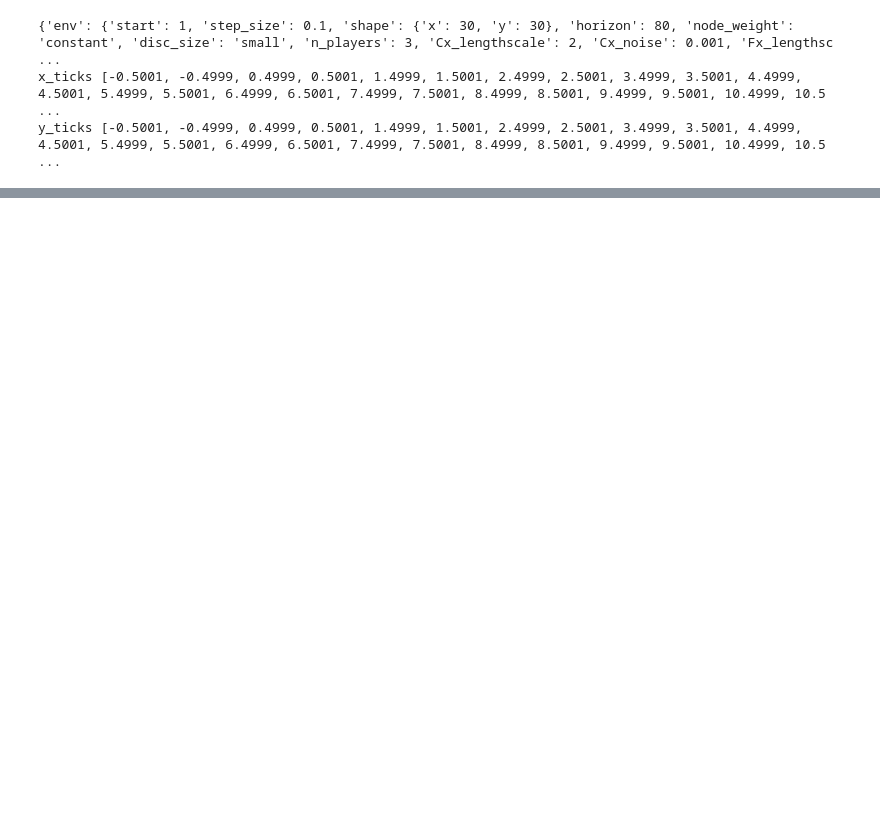
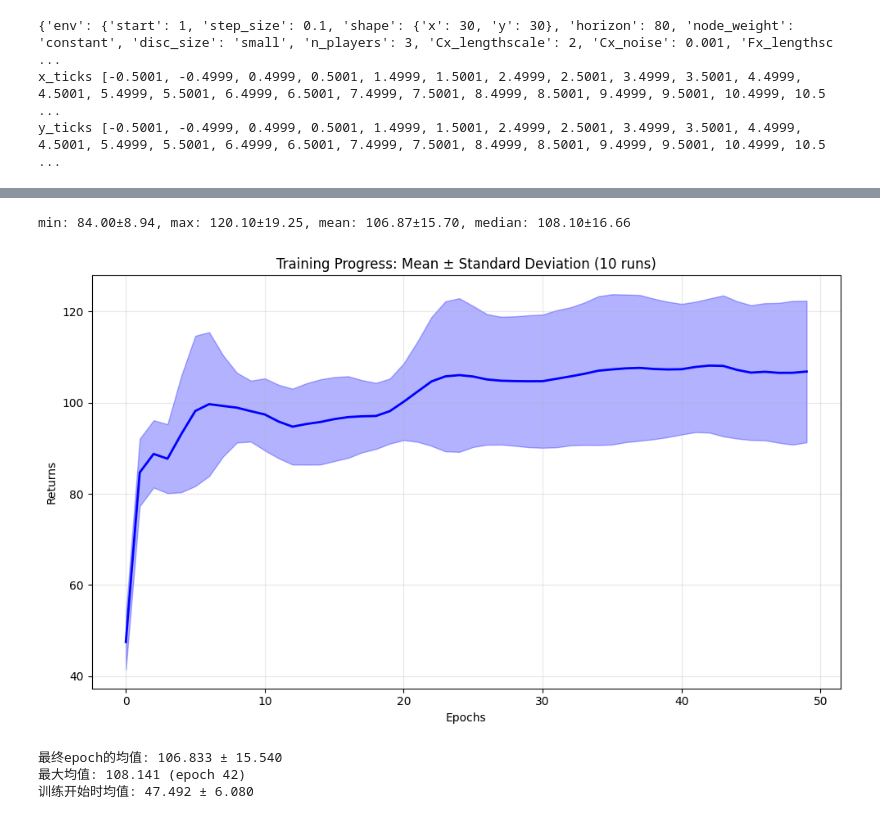
Before and after one commit to zjut-zhy/non-additive-RL, a Jupyter notebook: sub_one_room.ipynb, the cells around one changed output, grey strips where cells are left out. Cells and saved outputs as stored; diff of their text form; code cells hidden in the pictures; blank space fills up the shorter version.

```diff
--- a/sub_one_room.ipynb
+++ b/sub_one_room.ipynb
@@ -185,0 +271,76 @@ min: 90.80±6.55, max: 128.30±22.68, mean: 115.36±18.28, median: 117.10±19.97
+# %%
+min_return = []
+max_return = []
+mean_return = []
+median_return = []
+epoch_rewards_all = []
+for iter in range(10):
+    # params["common"]["batch_size"]=1000
+    agent, epoch_rewards = train_2()
+    epoch_rewards_all.append(epoch_rewards)
+    mat_state = []
+    mat_return = []
+    env.initialize()
+    mat_state.append(env.state)
+    init_state = env.state
+    for h_iter in range(H-1):
+        batch_state = append_state(mat_state, H-1)
+        action_prob = agent(batch_state)
+        policy_dist = Categorical(action_prob)
+        actions = policy_dist.sample()
+        env.step(h_iter, actions)
+        mat_state.append(env.state)  # s+1
+
+    returns = env.weighted_traj_return(mat_state, type = params["alg"]["type"]).float()
+    min_return.append(returns.min())
+    max_return.append(returns.max())
+    mean_return.append(returns.mean())
+    median_return.append(returns.median())
+mean_min_return = np.mean(min_return)
+std_min_return = np.std(min_return)
+mean_max_return = np.mean(max_return)
+std_max_return = np.std(max_return)
+mean_mean_return = np.mean(mean_return)
+std_mean_return = np.std(mean_return)
+mean_median_return = np.mean(median_return)
+std_median_return = np.std(median_return)
+print(f"min: {mean_min_return:.2f}±{std_min_return:.2f}, max: {mean_max_return:.2f}±{std_max_return:.2f}, mean: {mean_mean_return:.2f}±{std_mean_return:.2f}, median: {mean_median_return:.2f}±{std_median_return:.2f}")
+# %% [output]
+min: 84.00±8.94, max: 120.10±19.25, mean: 106.87±15.70, median: 108.10±16.66
+# %%
+import matplotlib.pyplot as plt
+import numpy as np
+
+# 使用epoch_rewards_all计算均值和标准差
+epoch_rewards_array = np.array(epoch_rewards_all)  # shape: (10, epochs)
+mean_rewards = np.mean(epoch_rewards_array, axis=0)  # 每个epoch的均值
+std_rewards = np.std(epoch_rewards_array, axis=0)   # 每个epoch的标准差
+
+# 创建x轴（epoch数）
+epochs_range = range(len(mean_rewards))
+
+# 绘制均值±标准差图
+plt.figure(figsize=(10, 6))
+plt.plot(epochs_range, mean_rewards, 'b-', label='Mean', linewidth=2)
+plt.fill_between(epochs_range,
+                 mean_rewards - std_rewards,
+                 mean_rewards + std_rewards,
+                 alpha=0.3, color='blue', label='±1 std')
+
+plt.xlabel('Epochs')
+plt.ylabel('Returns')
+plt.title('Training Progress: Mean ± Standard Deviation (10 runs)')
+# plt.legend()
+plt.grid(True, alpha=0.3)
+plt.tight_layout()
+plt.show()
+
+# 打印一些统计信息
+print(f"最终epoch的均值: {mean_rewards[-1]:.3f} ± {std_rewards[-1]:.3f}")
+print(f"最大均值: {np.max(mean_rewards):.3f} (epoch {np.argmax(mean_rewards)})")
+print(f"训练开始时均值: {mean_rewards[0]:.3f} ± {std_rewards[0]:.3f}")
+# %% [output]
+[figure, added]
+最终epoch的均值: 106.833 ± 15.540
+最大均值: 108.141 (epoch 42)
+训练开始时均值: 47.492 ± 6.080
```
Also changed, not shown: parts of 2 cells of this notebook, 5 other files.
